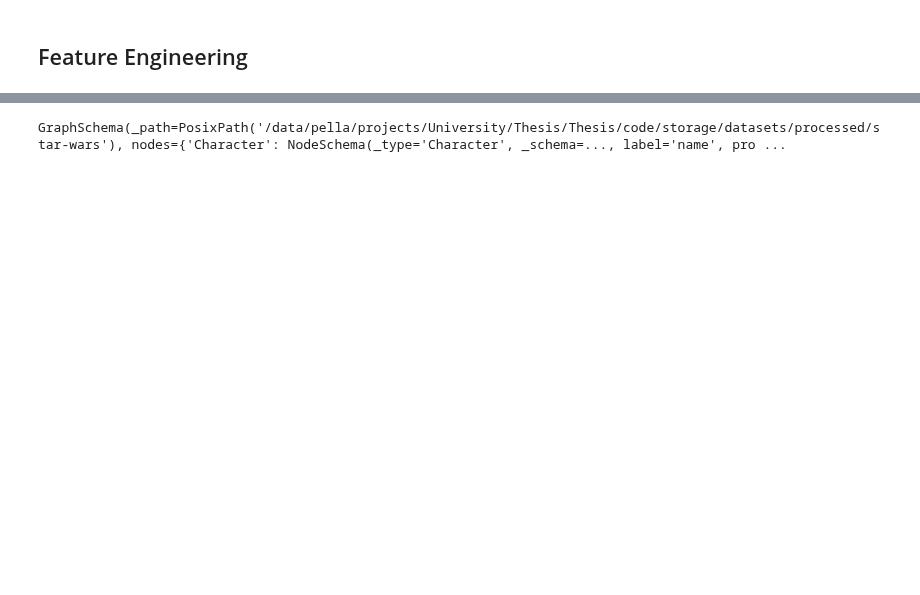
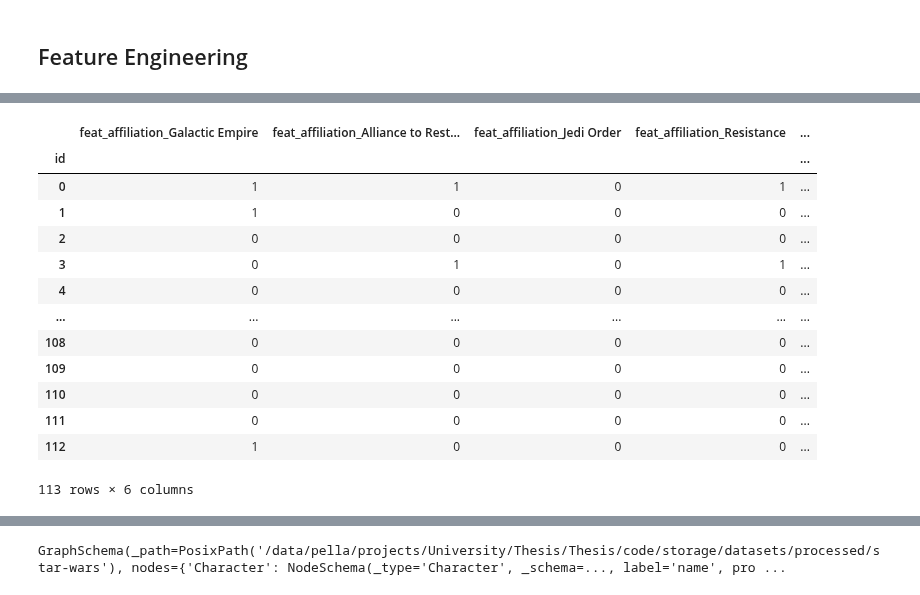
Before and after one commit to egordm/MGTCOM, a Jupyter notebook: code/datasets/notebooks/preprocessing/star-wars.ipynb, the cells around one changed output, grey strips where cells are left out. Saved outputs shown, nothing was run; the diff lists cells and outputs as text; code cells hidden in the pictures; blank space fills up the shorter version.

```diff
--- a/code/datasets/notebooks/preprocessing/star-wars.ipynb
+++ b/code/datasets/notebooks/preprocessing/star-wars.ipynb
@@ -128,0 +233,10 @@ df_edges_mentions.head(5)
+# %%
+VOCAB = {
+    'HAN': 'Han Solo',
+    'KYLO REN': 'Ben Solo',
+    'REY': 'Rey Skywalker',
+    'EMPEROR': 'Darh Sidious',
+    'DARTH VADER': 'Anakin Skywalker',
+    'FODE/BEED': 'Fodesinbeed Annodue',
+    'JERJERROD': 'tiaan jerjerrod',
+}
@@ -233,6 +399,6 @@ if ADD_FEATURES:
 # %%
-if ADD_FEATURES:
-    node_details_df['homeworld'] = node_details_df['homeworld'].fillna('Unknown')
-    node_details_df['gender'] = node_details_df['gender'].fillna('Unknown')
-    node_details_df['species'] = node_details_df['species'].fillna('Unknown')
-    node_details_df['type'] = node_details_df['type'].fillna('Unknown')
+node_details_df['homeworld'] = node_details_df['homeworld'].fillna('Unknown')
+node_details_df['gender'] = node_details_df['gender'].fillna('Unknown')
+node_details_df['species'] = node_details_df['species'].fillna('Unknown')
+node_details_df['type'] = node_details_df['type'].fillna('Unknown')
+node_details_df
@@ -239,12 +437,26 @@ if ADD_FEATURES:
 # %%
-if ADD_FEATURES:
-    from datasets.feature_transform import MultiRareLabelEncoder, MOneHotEncoder
+from datasets.feature_transform import MultiRareLabelEncoder, MOneHotEncoder
 
-    mrare_encoder = MultiRareLabelEncoder(tol=0.05, n_categories=8)
-    mfeature_df = mrare_encoder.fit_transform(node_details_df[['affiliation']])
+mrare_encoder = MultiRareLabelEncoder(tol=0.05, n_categories=8)
+mfeature_df = mrare_encoder.fit_transform(node_details_df[['affiliation']])
 
-    oh_encoder = MOneHotEncoder()
-    mfeature_df = oh_encoder.fit_transform(mfeature_df[['affiliation']]).add_prefix('feat_')
+oh_encoder = MOneHotEncoder()
+mfeature_df = oh_encoder.fit_transform(mfeature_df[['affiliation']]).add_prefix('feat_')
 
-    mfeature_df
+mfeature_df
+# %% [output]
+|  | feat_affiliation_Galactic Empire | feat_affiliation_Alliance to Rest... | feat_affiliation_Jedi Order | feat_affiliation_Resistance | ... |
+| id |  |  |  |  | ... |
+| 0 | 1 | 1 | 0 | 1 | ... |
+| 1 | 1 | 0 | 0 | 0 | ... |
+| 2 | 0 | 0 | 0 | 0 | ... |
+| 3 | 0 | 1 | 0 | 1 | ... |
+| 4 | 0 | 0 | 0 | 0 | ... |
+| ... | ... | ... | ... | ... | ... |
+| 108 | 0 | 0 | 0 | 0 | ... |
+| 109 | 0 | 0 | 0 | 0 | ... |
+| 110 | 0 | 0 | 0 | 0 | ... |
+| 111 | 0 | 0 | 0 | 0 | ... |
+| 112 | 1 | 0 | 0 | 0 | ... |
+113 rows × 6 columns
 # %%
```
Also changed, not shown: parts of 29 cells of this notebook, 5 other files.
